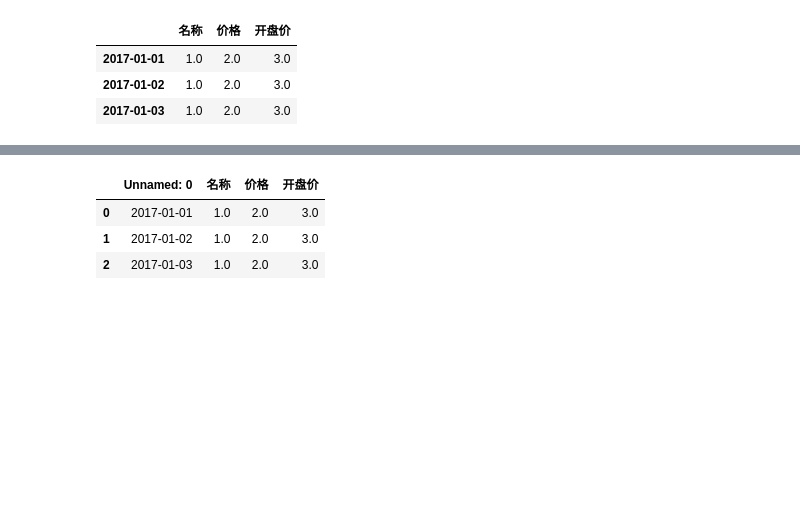
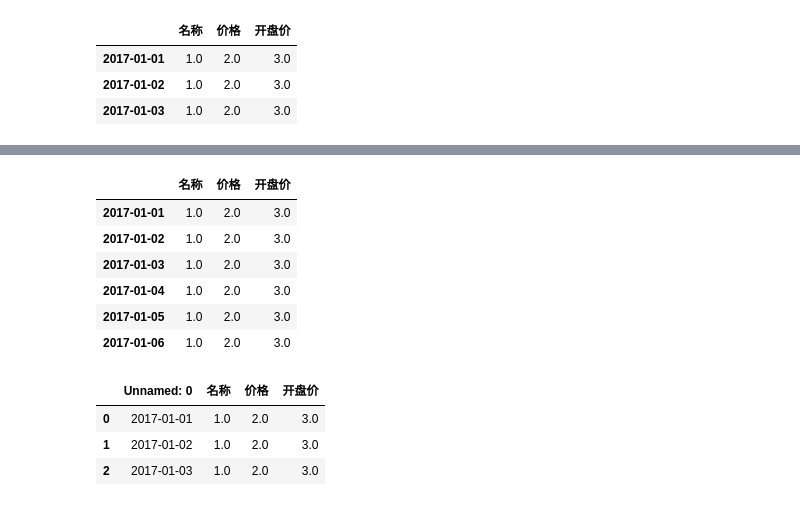
Before and after one commit to lo-e/python-for-investment, a Jupyter notebook: jupyter/test.ipynb, the cells around one changed output, grey strips where cells are left out. Saved outputs shown, nothing was run; the diff lists cells and outputs as text; code cells hidden in the pictures; blank space fills up the shorter version.

```diff
--- a/jupyter/test.ipynb
+++ b/jupyter/test.ipynb
@@ -172,3 +191,12 @@ b
 | 2017-01-01 | 1.0 | 2.0 | 3.0 |
 | 2017-01-02 | 1.0 | 2.0 | 3.0 |
 | 2017-01-03 | 1.0 | 2.0 | 3.0 |
+# %%
+c = DataFrame()
+c['名称'] = []
+c['价格'] = []
+c['开盘价'] = []
+c.ix['2017-01-04'] = [1,2,3]
+c.ix['2017-01-05'] = [1,2,3]
+c.ix['2017-01-06'] = [1,2,3]
+c
@@ -174,0 +208,13 @@ b
+# %%
+the = c.copy()
+for index in b.index:
+    if index not in c.index:
+        c.ix[index] = 0
+
+for index in the.index:
+    if index not in b.index:
+        b.ix[index] = 0
+
+print b
+print '\n'
+print c
@@ -175,3 +238,15 @@ b
+# %%
+d = b + c
+d = d.dropna()
+d
+# %% [output]
+|  | 名称 | 价格 | 开盘价 |
+| 2017-01-01 | 1.0 | 2.0 | 3.0 |
+| 2017-01-02 | 1.0 | 2.0 | 3.0 |
+| 2017-01-03 | 1.0 | 2.0 | 3.0 |
+| 2017-01-04 | 1.0 | 2.0 | 3.0 |
+| 2017-01-05 | 1.0 | 2.0 | 3.0 |
+| 2017-01-06 | 1.0 | 2.0 | 3.0 |
 # %%
 fileName = 'abc.csv'
 # %%
```
Also changed, not shown: parts of 4 cells of this notebook, 2 other files.
